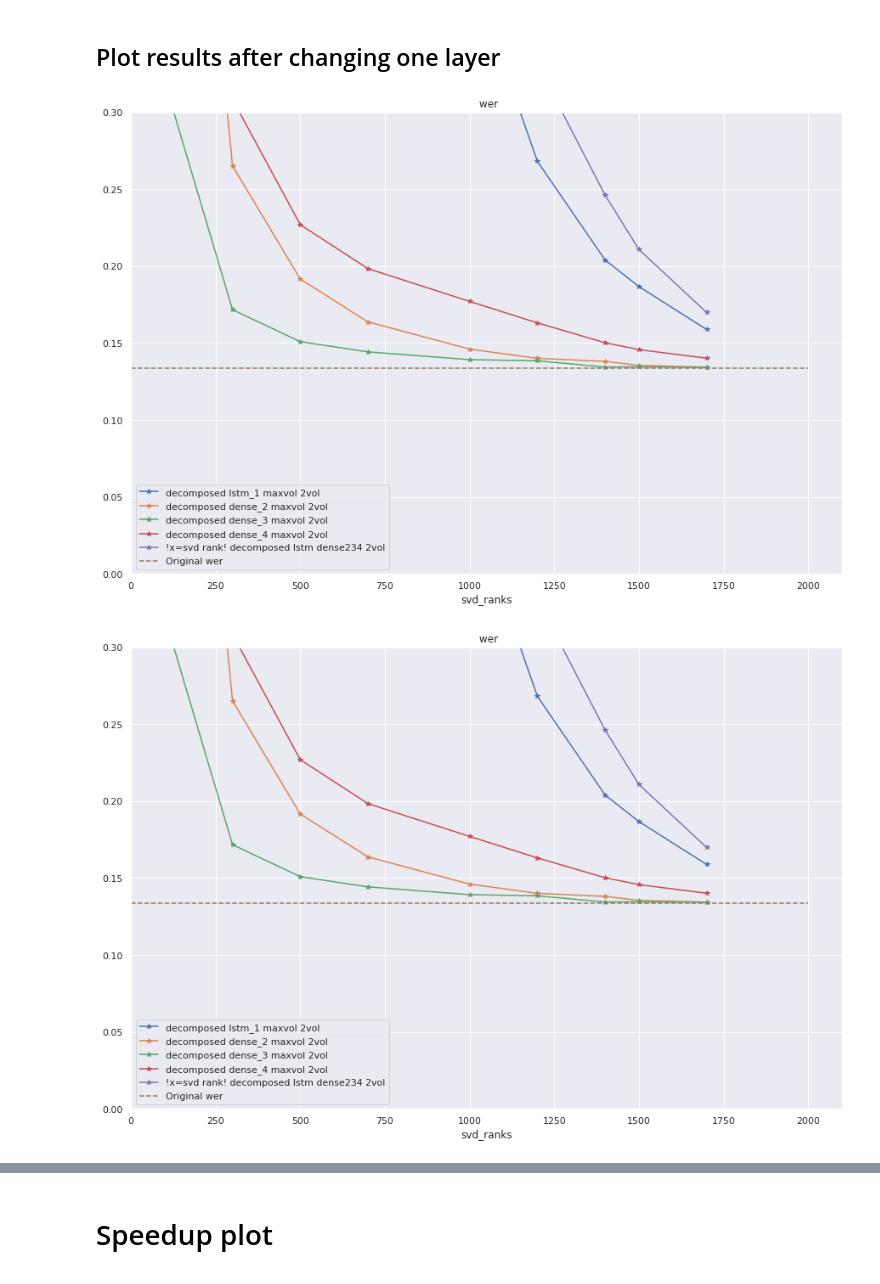
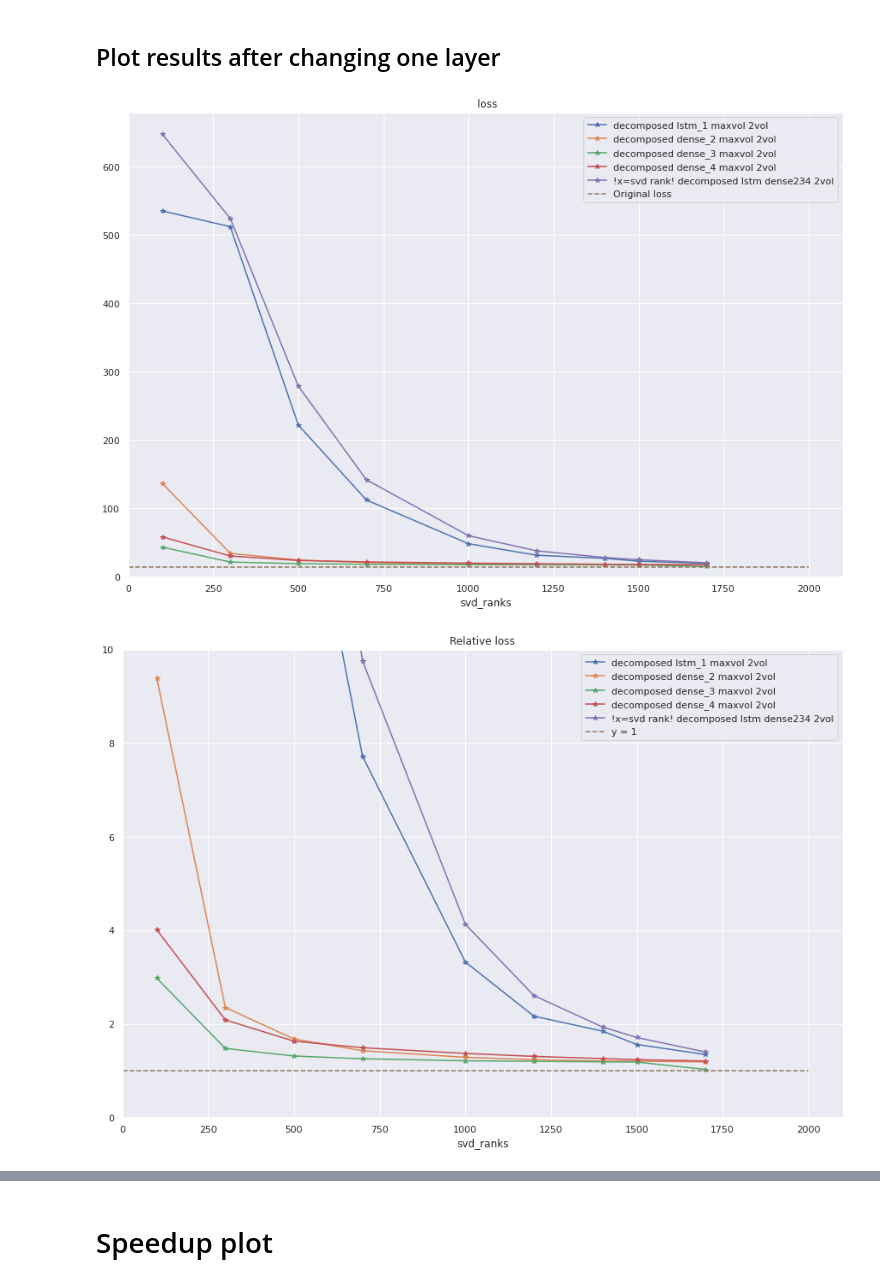
Before and after one commit to qbit-/Automatic-Speech-Recognition, a Jupyter notebook: notebooks/maxvol_convertation.ipynb, the cells around one changed output, grey strips where cells are left out. Saved outputs shown, nothing was run; the diff lists cells and outputs as text; code cells hidden in the pictures.

```diff
--- a/notebooks/maxvol_convertation.ipynb
+++ b/notebooks/maxvol_convertation.ipynb
@@ -375,20 +378,20 @@ def plot_metric_maxvol(metric_name, ranks, maxvol_types, changed_layers, relativ
     plt.xlim([0, 2100])
 # %%
 ranks = list(reversed([100, 300, 500, 700, 1000, 1200, 1400, 1500, 1700]))
-# plot_metric_maxvol('losses', ranks, ['2vol'], ['lstm_1', 'dense_2', 'dense_3', 'dense_4'])
-# plot_metric_maxvol('losses', ranks, ['2vol'], ['lstm_1', 'dense_2', 'dense_3', 'dense_4'], relative_values=True)
+plot_metric_maxvol('losses', ranks, ['2vol'], ['lstm_1', 'dense_2', 'dense_3', 'dense_4'])
+plot_metric_maxvol('losses', ranks, ['2vol'], ['lstm_1', 'dense_2', 'dense_3', 'dense_4'], relative_values=True)
 
 plot_metric_maxvol('wers', ranks, ['2vol'], ['lstm_1', 'dense_2', 'dense_3', 'dense_4'])
-plot_metric_maxvol('wers', ranks,['2vol'], ['lstm_1', 'dense_2', 'dense_3', 'dense_4'])
-plot_metric_maxvol('wers', ranks, ['2vol'], ['lstm_1', 'dense_2', 'dense_3', 'dense_4'])
+# plot_metric_maxvol('wers', ranks,['2vol'], ['lstm_1', 'dense_2', 'dense_3', 'dense_4'])
+# plot_metric_maxvol('wers', ranks, ['2vol'], ['lstm_1', 'dense_2', 'dense_3', 'dense_4'])
 # plot_metric_maxvol('wers', ranks, ['2vol'], ['lstm_1', 'dense_2', 'dense_3', 'dense_4'], relative_values=True)
 
-plot_metric_maxvol('cers', ranks, ['2vol'], ['lstm_1', 'dense_2', 'dense_3', 'dense_4'])
-plot_metric_maxvol('cers', ranks, ['2vol'], ['lstm_1', 'dense_2', 'dense_3', 'dense_4'])
+# plot_metric_maxvol('cers', ranks, ['2vol'], ['lstm_1', 'dense_2', 'dense_3', 'dense_4'])
+# plot_metric_maxvol('cers', ranks, ['2vol'], ['lstm_1', 'dense_2', 'dense_3', 'dense_4'])
 plot_metric_maxvol('cers', ranks, ['2vol'], ['lstm_1', 'dense_2', 'dense_3', 'dense_4'])
 # plot_metric_maxvol('cers', ranks, ['2vol'], ['lstm_1', 'dense_2', 'dense_3', 'dense_4'], relative_values=True)
 # %% [output]
-[figure, old version]
+[figure, new version]
-[figure, old version]
+[figure, new version]
 [figure]
 [figure]
```
Also changed, not shown: parts of 6 cells of this notebook, 2 other files.
